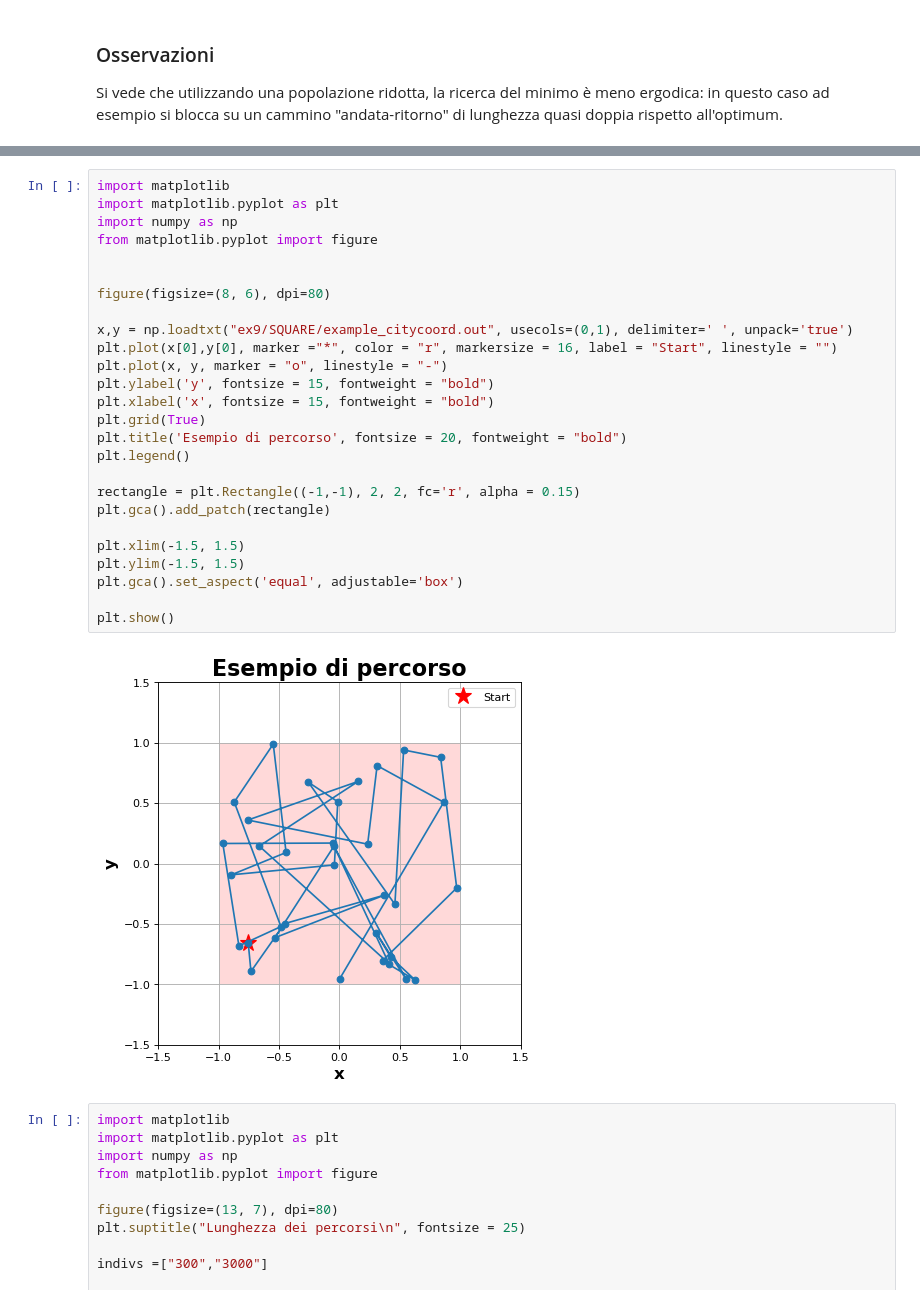
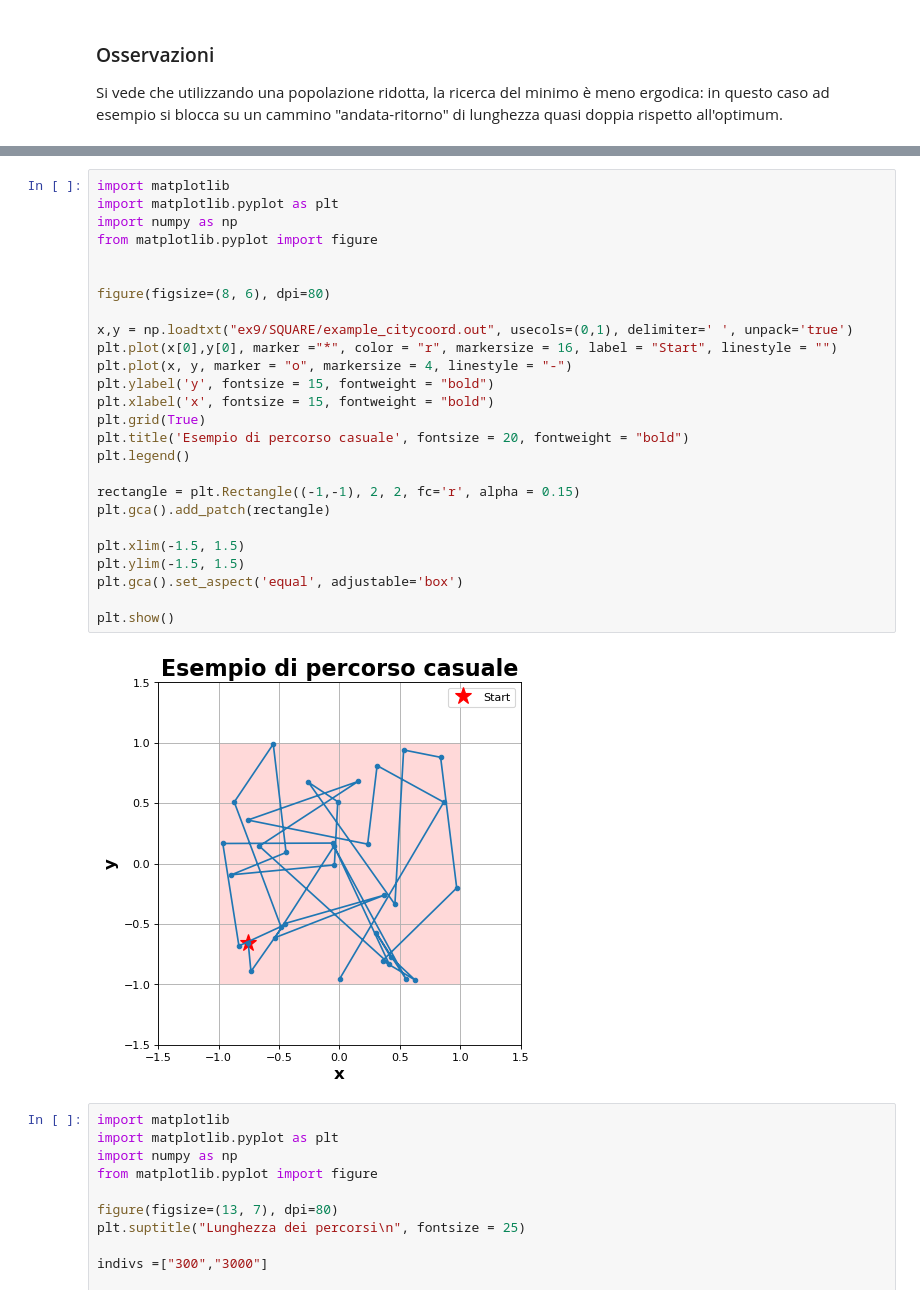
Before and after one commit to martinozanetti/LSN-Martino-Zanetti, a Jupyter notebook: 09-ok/my-09.ipynb, the cells around one changed output, grey strips where cells are left out. Cells and saved outputs as stored; diff of their text form.

```diff
--- a/09-ok/my-09.ipynb
+++ b/09-ok/my-09.ipynb
@@ -230,31 +224,31 @@ Si vede che utilizzando una popolazione ridotta, la ricerca del minimo è meno e
 # %%
 import matplotlib
 import matplotlib.pyplot as plt
 import numpy as np
 from matplotlib.pyplot import figure
 
 
 figure(figsize=(8, 6), dpi=80)
 
 x,y = np.loadtxt("ex9/SQUARE/example_citycoord.out", usecols=(0,1), delimiter=' ', unpack='true')
 plt.plot(x[0],y[0], marker ="*", color = "r", markersize = 16, label = "Start", linestyle = "")
-plt.plot(x, y, marker = "o", linestyle = "-")
+plt.plot(x, y, marker = "o", markersize = 4, linestyle = "-")
 plt.ylabel('y', fontsize = 15, fontweight = "bold")
 plt.xlabel('x', fontsize = 15, fontweight = "bold")
 plt.grid(True)
-plt.title('Esempio di percorso', fontsize = 20, fontweight = "bold")
+plt.title('Esempio di percorso casuale', fontsize = 20, fontweight = "bold")
 plt.legend()
 
 rectangle = plt.Rectangle((-1,-1), 2, 2, fc='r', alpha = 0.15)
 plt.gca().add_patch(rectangle)
 
 plt.xlim(-1.5, 1.5)
 plt.ylim(-1.5, 1.5)
 plt.gca().set_aspect('equal', adjustable='box')
 
 plt.show()
 # %% [output]
-[figure, old version]
+[figure, new version]
 # %%
 import matplotlib
 import matplotlib.pyplot as plt
```
Also changed, not shown: parts of 5 cells of this notebook.
